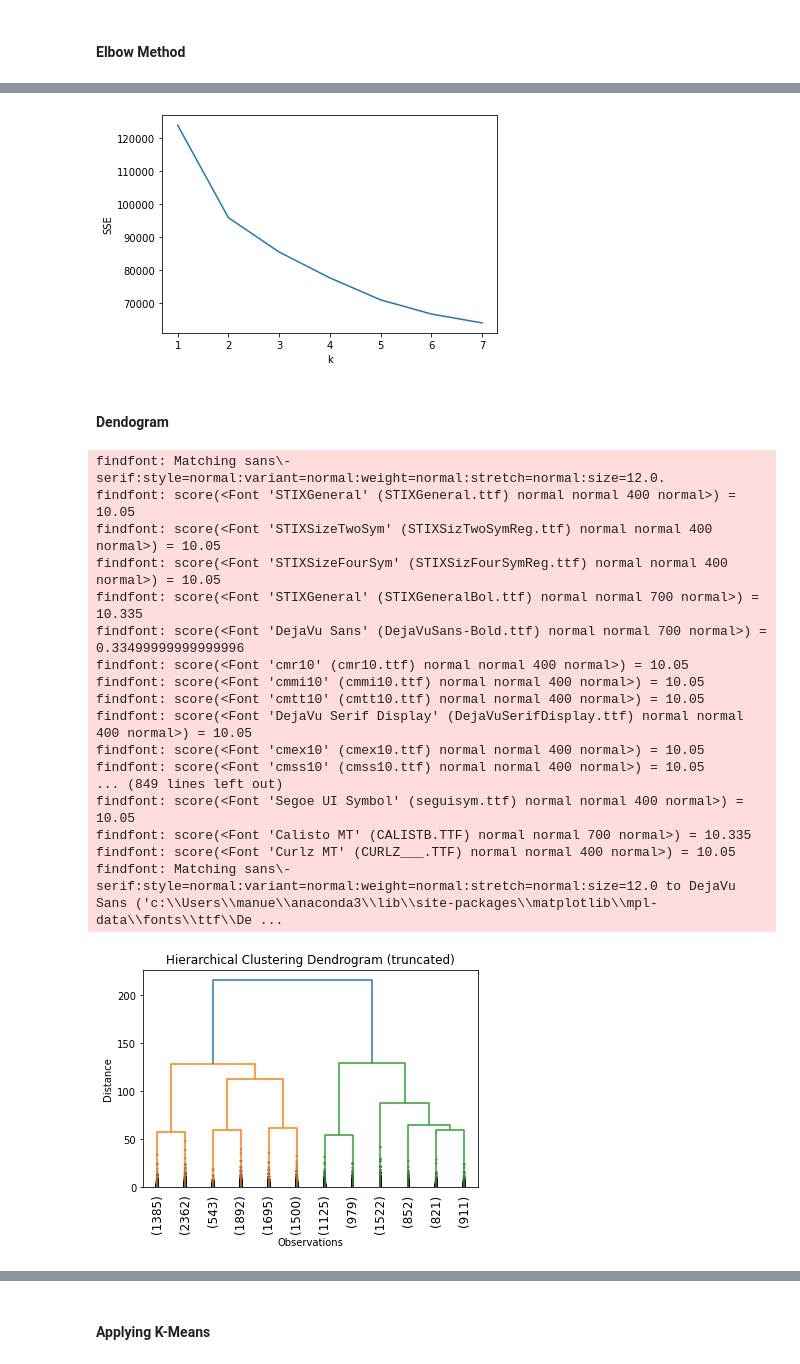
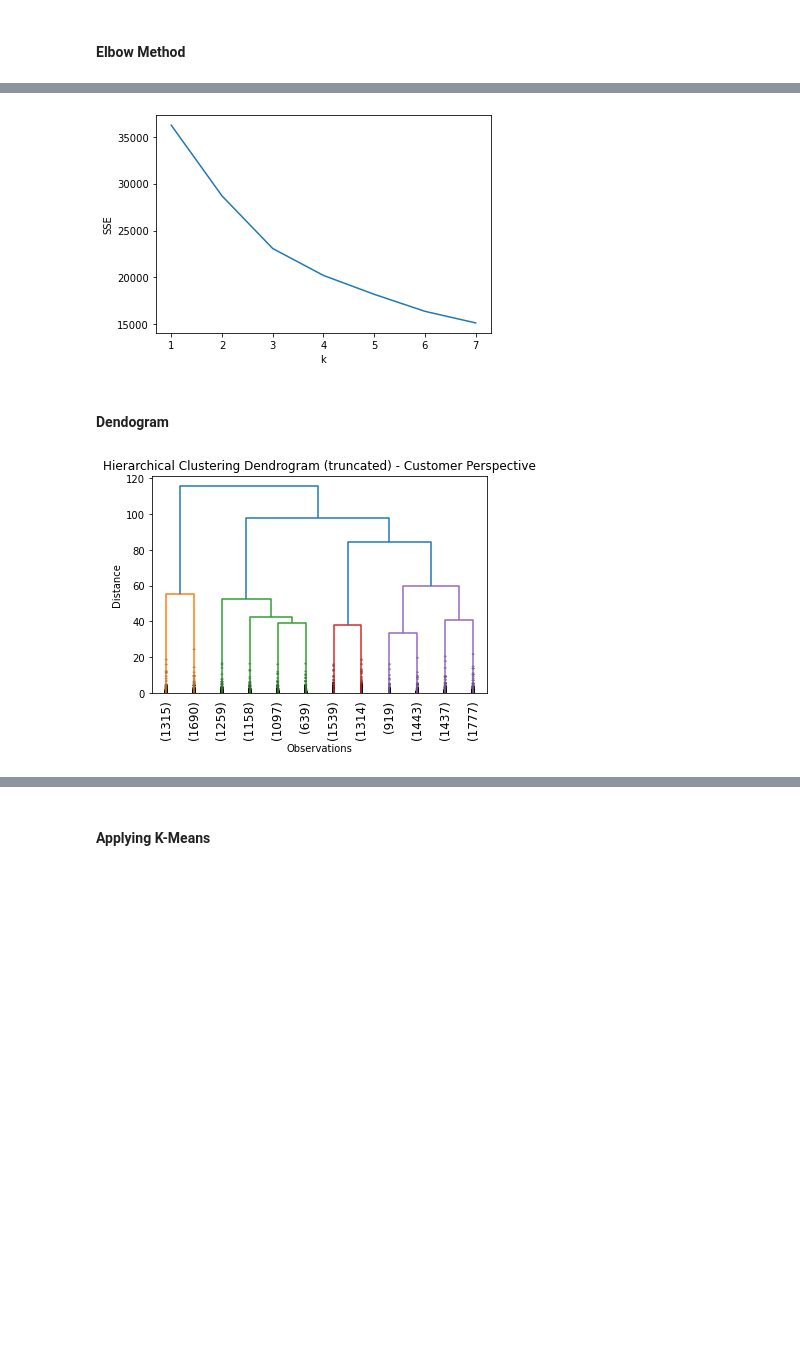
Before and after one commit to Leon209/Project_2-Unsupervised-Learning, a Jupyter notebook: Project 2.ipynb, the cells around one changed output, grey strips where cells are left out. Saved outputs shown, nothing was run; the diff lists cells and outputs as text; code cells hidden in the pictures; blank space fills up the shorter version.

```diff
--- a/Project 2.ipynb
+++ b/Project 2.ipynb
@@ -445,8 +427,8 @@ data.head()
 # %% [markdown]
 Principal component analysis, or PCA, is a statistical technique to convert high dimensional data to low dimensional data by selecting the most important features that capture maximum information about the dataset.
 # %%
-pca = PCA().fit(data)
-data_PCA = pca.transform(data)
+#pca = PCA().fit(data)
+#data_PCA = pca.transform(data)
 
-data = pd.DataFrame(data_PCA, columns = data.columns)
-data.head()
+#data = pd.DataFrame(data_PCA, columns = data.columns)
+#data.head()
@@ -547,7 +521,7 @@ plt.ylabel('SSE')
 plt.xticks(ks)
 plt.show()
 # %% [output]
-[figure, old version]
+[figure, new version]
 # %% [markdown]
 <h4>Dendogram</h4>
 # %%
@@ -557,42 +531,25 @@ plt.show()
 hclustering = linkage(data_customer, 'ward')
 # %%
 # define the title of the plot
-plt.title('Hierarchical Clustering Dendrogram (truncated)')
+plt.title('Hierarchical Clustering Dendrogram (truncated) - Customer Perspective')
 # define the label for x axis
 plt.xlabel('Observations')
 # define the label for y axis
 plt.ylabel('Distance')
 
 # Draw the dendogram
 dendrogram(
     hclustering,
     truncate_mode='lastp',  # truncation is used to condense the dendrogram
     p=12,                   # p parameter for truncate_mode
     show_leaf_counts=True,  # number of observations each leaf node contains in parentheses
     leaf_rotation=90.,
     leaf_font_size=12.,
     show_contracted=True,
 )
 plt.show()
 # %% [output]
-findfont: Matching sans\-serif:style=normal:variant=normal:weight=normal:stretch=normal:size=12.0.
-findfont: score(<Font 'STIXGeneral' (STIXGeneral.ttf) normal normal 400 normal>) = 10.05
-findfont: score(<Font 'STIXSizeTwoSym' (STIXSizTwoSymReg.ttf) normal normal 400 normal>) = 10.05
-findfont: score(<Font 'STIXSizeFourSym' (STIXSizFourSymReg.ttf) normal normal 400 normal>) = 10.05
-findfont: score(<Font 'STIXGeneral' (STIXGeneralBol.ttf) normal normal 700 normal>) = 10.335
-findfont: score(<Font 'DejaVu Sans' (DejaVuSans-Bold.ttf) normal normal 700 normal>) = 0.33499999999999996
-findfont: score(<Font 'cmr10' (cmr10.ttf) normal normal 400 normal>) = 10.05
-findfont: score(<Font 'cmmi10' (cmmi10.ttf) normal normal 400 normal>) = 10.05
-findfont: score(<Font 'cmtt10' (cmtt10.ttf) normal normal 400 normal>) = 10.05
-findfont: score(<Font 'DejaVu Serif Display' (DejaVuSerifDisplay.ttf) normal normal 400 normal>) = 10.05
-findfont: score(<Font 'cmex10' (cmex10.ttf) normal normal 400 normal>) = 10.05
-findfont: score(<Font 'cmss10' (cmss10.ttf) normal normal 400 normal>) = 10.05
-... (849 lines left out)
-findfont: score(<Font 'Segoe UI Symbol' (seguisym.ttf) normal normal 400 normal>) = 10.05
-findfont: score(<Font 'Calisto MT' (CALISTB.TTF) normal normal 700 normal>) = 10.335
-findfont: score(<Font 'Curlz MT' (CURLZ___.TTF) normal normal 400 normal>) = 10.05
-findfont: Matching sans\-serif:style=normal:variant=normal:weight=normal:stretch=normal:size=12.0 to DejaVu Sans ('c:\\Users\\manue\\anaconda3\\lib\\site-packages\\matplotlib\\mpl-data\\fonts\\ttf\\De ...
-[figure, old version]
+[figure, new version]
 # %%
 hclustering = linkage(data_satisfaction, 'ward')
 
```
Also changed, not shown: parts of 50 cells of this notebook.
